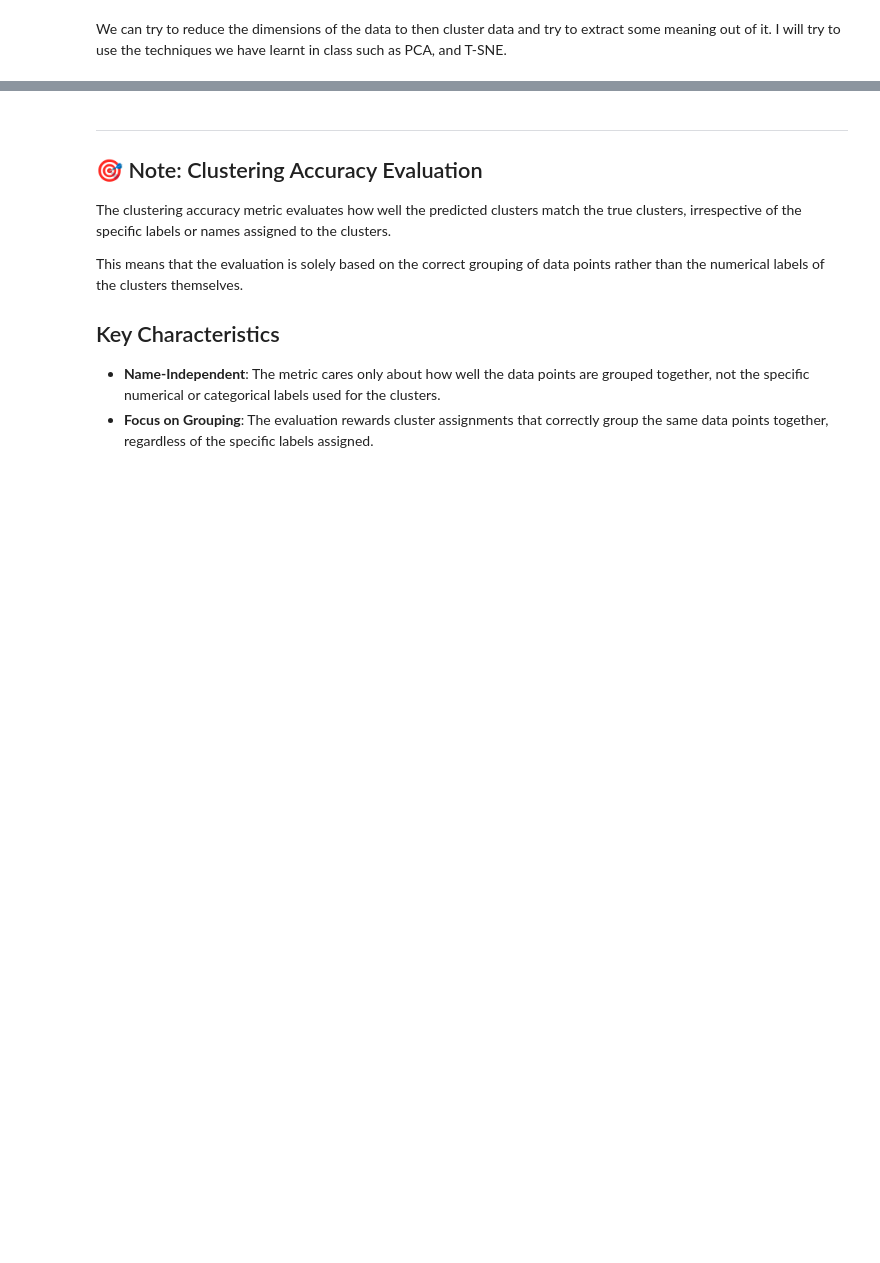
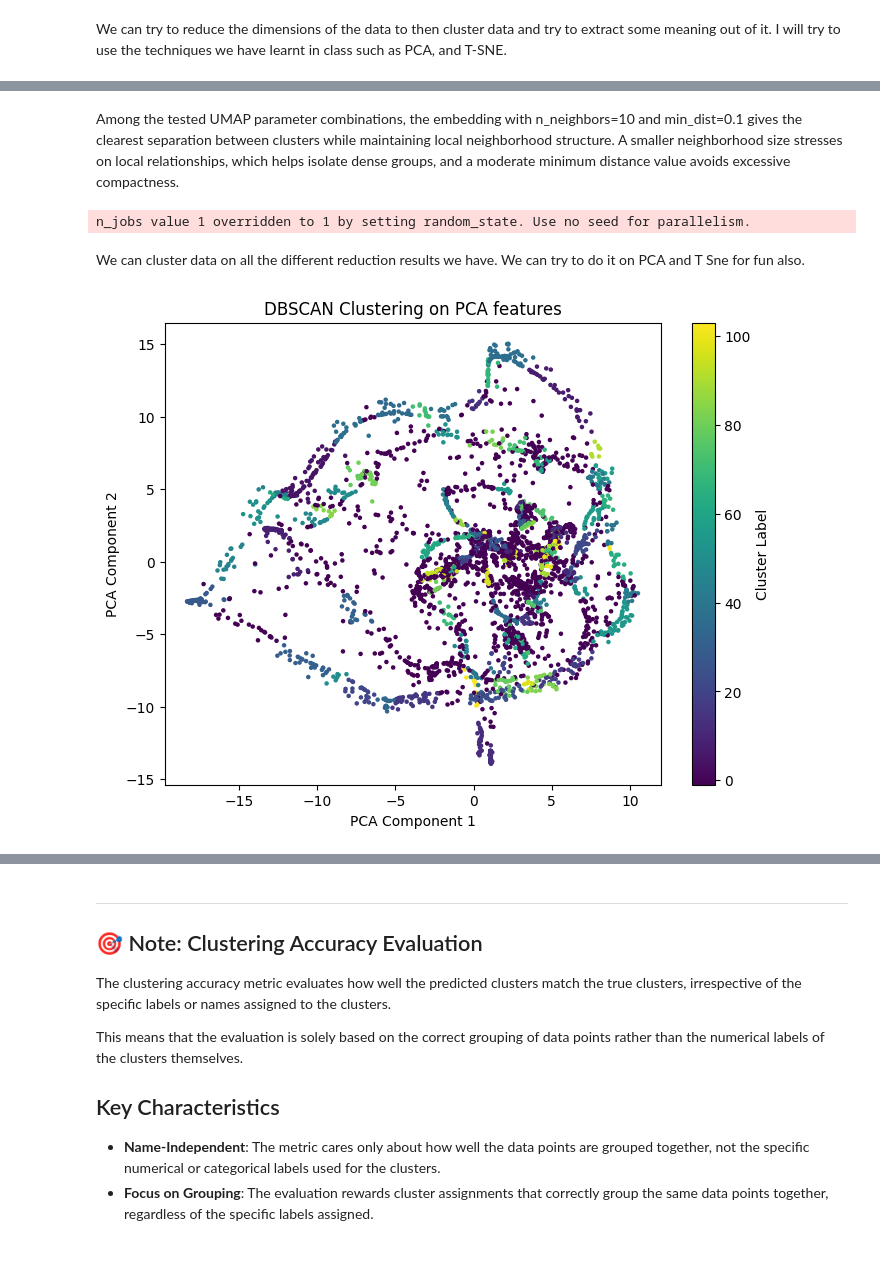
Before and after one commit to smokingkrillz/TDT4172-Introduction-to-Machine-Learning, a Jupyter notebook: Assignment2/Chapter_2.ipynb, the cells around one changed output, grey strips where cells are left out. Saved outputs shown, nothing was run; the diff lists cells and outputs as text; code cells hidden in the pictures; blank space fills up the shorter version.

```diff
--- a/Assignment2/Chapter_2.ipynb
+++ b/Assignment2/Chapter_2.ipynb
@@ -855,0 +802,15 @@ X_tsne = tsne.fit_transform(X)
+# %%
+
+# Reduce dimensionality first
+X_pca = PCA(n_components=50, random_state=42).fit_transform(X)
+
+# Then t-SNE
+tsne = TSNE(n_components=2, perplexity=30, learning_rate=200, random_state=42)
+X_tsne = tsne.fit_transform(X_pca)
+
+# Visualize , use plotly
+fig = px.scatter(x=X_tsne[:,0], y=X_tsne[:,1],
+                 title="t-SNE Scatter Plot (First 2 Components)")
+fig.update_layout(xaxis_title="t-SNE Component 1",
+                  yaxis_title="t-SNE Component 2")
+fig.show()
@@ -855,0 +880,38 @@ X_tsne = tsne.fit_transform(X)
+# %% [markdown]
+Among the tested UMAP parameter combinations, the embedding with n_neighbors=10 and min_dist=0.1 gives the clearest separation between clusters while maintaining local neighborhood structure. A smaller neighborhood size stresses on local relationships, which helps isolate dense groups, and a moderate minimum distance value avoids excessive compactness.
+# %%
+# umap with min dist 0.1 and n neighbors 10
+umap_model = UMAP(
+    n_components=2,
+    n_neighbors=10,
+    min_dist=0.1,
+    random_state=42
+)
+X_umap = umap_model.fit_transform(X)
+# %% [output]
+n_jobs value 1 overridden to 1 by setting random_state. Use no seed for parallelism.
+# %% [markdown]
+We can cluster data on all the different reduction results we have. We can try to do it on PCA and T Sne for fun also.
+# %%
+# DBSCAN
+
+dbscan = DBSCAN(eps=3, min_samples=10)
+# on t-SNE on PCA
+clusters_tsne = dbscan.fit_predict(X_tsne)
+fig = px.scatter(x=X_tsne[:,0], y=X_tsne[:,1], color=clusters_tsne, color_continuous_scale='Viridis',
+                 title="DBSCAN Clustering on t-SNE features")
+fig.update_layout(xaxis_title="t-SNE Component 1",
+                  yaxis_title="t-SNE Component 2")
+fig.show()
+# %%
+# on PCA
+clusters_pca = dbscan.fit_predict(X_pca)
+plt.figure(figsize=(8,6))
+plt.scatter(X_pca[:,0], X_pca[:,1], c=clusters_pca, cmap='viridis', s=5)
+plt.title("DBSCAN Clustering on PCA features")
+plt.xlabel("PCA Component 1")
+plt.ylabel("PCA Component 2")
+plt.colorbar(label='Cluster Label')
+plt.show()
+# %% [output]
+[figure, added]
```
Also changed, not shown: parts of 26 cells of this notebook, 3 other files.
